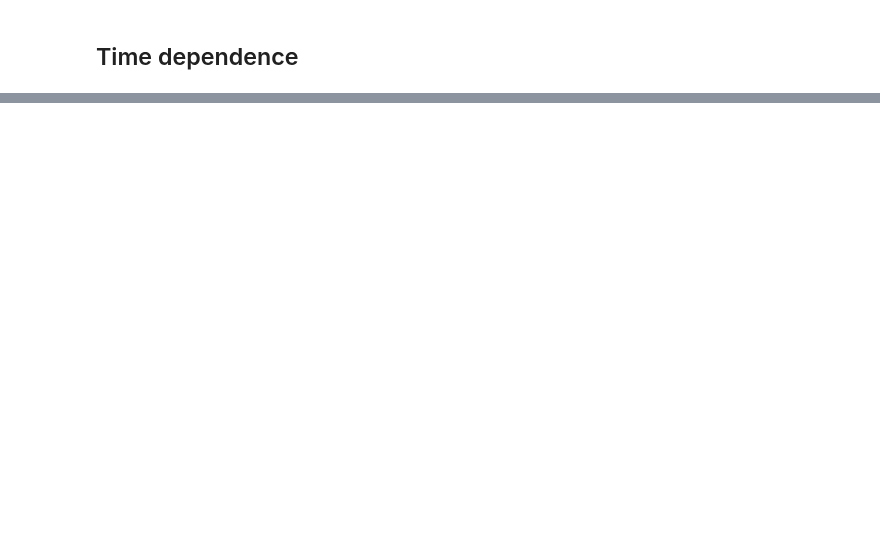
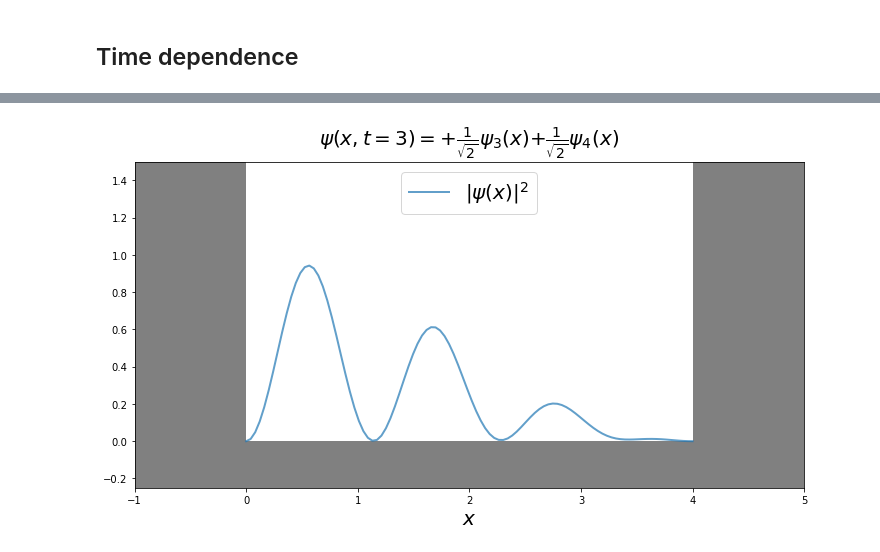
Before and after one commit to astridmo/Fys245-Quantum-physics, a Jupyter notebook: kap4/particle_in_box.ipynb, the cells around one changed output, grey strips where cells are left out. Drawn from its saved outputs; the diff is of its cells as text; code cells hidden in the pictures; blank space fills up the shorter version.

```diff
--- a/kap4/particle_in_box.ipynb
+++ b/kap4/particle_in_box.ipynb
@@ -297,15 +191,16 @@ def plot_general_state(cn_dict, L):
 # %%
-L = 4
 x = np.linspace(0, L, 100)
 xmin = -1
 ymin = -0.25
 ymax = 1.5
 Lmax = L
 
+t = 3
+
 cn_dict = {1: 0,
-           2: 2,
+           2: 0,
            3: 1,
-           4: 2,
-           150: 1}
+           4: 1,
+           5: 0}
 
-plot_general_state(cn_dict, L)
+plot_general_state_t(cn_dict, L, x, t)
@@ -330,0 +281,18 @@ def general_state_t(cn_dict, x, L, t):
+# %%
+x = np.linspace(0, L, 100)
+xmin = -1
+ymin = -0.25
+ymax = 1.5
+Lmax = L
+
+t = 3
+
+cn_dict = {1: 0,
+           2: 0,
+           3: 1,
+           4: 1,
+           5: 0}
+
+plot_general_state_t(cn_dict, L, x, t)
+# %% [output]
+[figure, added]
```
Also changed, not shown: parts of 20 cells of this notebook.
